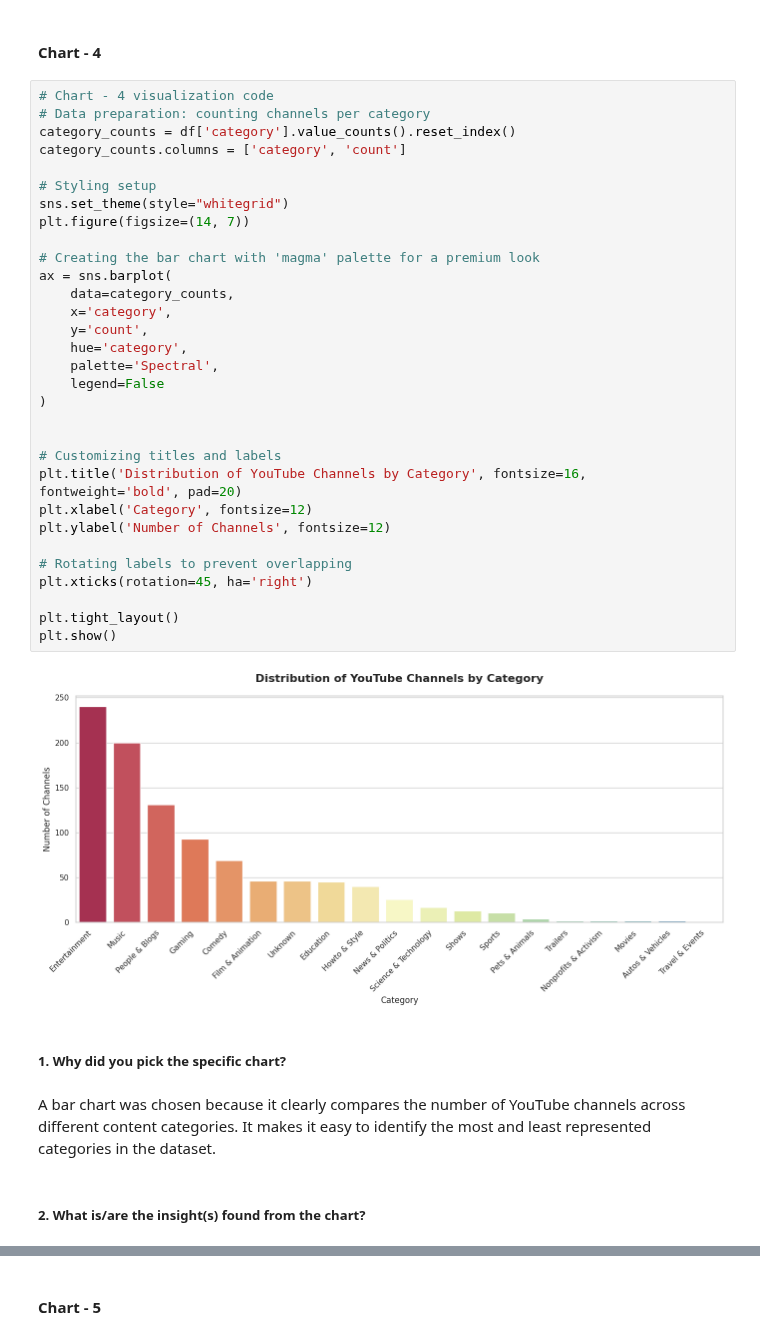
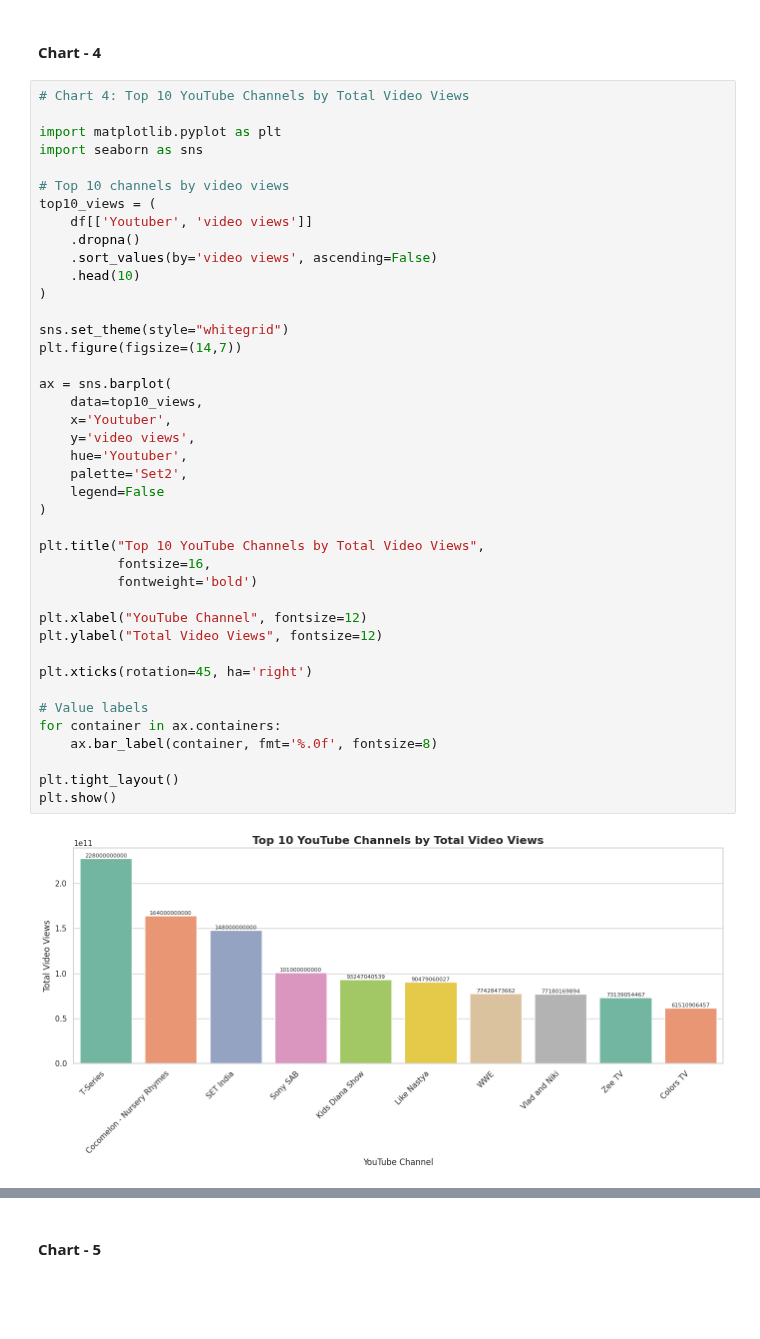
Before and after one commit to Sneha8126/Sneha-EDA-Submission-Template, a Jupyter notebook: Sneha_EDA_Submission_Template.ipynb, the cells around one changed output, grey strips where cells are left out. Cells and saved outputs as stored; diff of their text form; blank space fills up the shorter version.

```diff
--- a/Sneha_EDA_Submission_Template.ipynb
+++ b/Sneha_EDA_Submission_Template.ipynb
@@ -559,41 +570,45 @@ No. This chart shows the relationship between subscribers and total video views
 # %% [markdown]
 #### Chart - 4
 # %%
-# Chart - 4 visualization code
-# Data preparation: counting channels per category
-category_counts = df['category'].value_counts().reset_index()
-category_counts.columns = ['category', 'count']
+# Chart 4: Top 10 YouTube Channels by Total Video Views
 
-# Styling setup
+import matplotlib.pyplot as plt
+import seaborn as sns
+
+# Top 10 channels by video views
+top10_views = (
+    df[['Youtuber', 'video views']]
+    .dropna()
+    .sort_values(by='video views', ascending=False)
+    .head(10)
+)
+
 sns.set_theme(style="whitegrid")
-plt.figure(figsize=(14, 7))
+plt.figure(figsize=(14,7))
 
-# Creating the bar chart with 'magma' palette for a premium look
 ax = sns.barplot(
-    data=category_counts,
-    x='category',
-    y='count',
-    hue='category',
-    palette='Spectral',
+    data=top10_views,
+    x='Youtuber',
+    y='video views',
+    hue='Youtuber',
+    palette='Set2',
     legend=False
 )
 
+plt.title("Top 10 YouTube Channels by Total Video Views",
+          fontsize=16,
+          fontweight='bold')
 
-# Customizing titles and labels
-plt.title('Distribution of YouTube Channels by Category', fontsize=16, fontweight='bold', pad=20)
-plt.xlabel('Category', fontsize=12)
-plt.ylabel('Number of Channels', fontsize=12)
+plt.xlabel("YouTube Channel", fontsize=12)
+plt.ylabel("Total Video Views", fontsize=12)
 
-# Rotating labels to prevent overlapping
 plt.xticks(rotation=45, ha='right')
+
+# Value labels
+for container in ax.containers:
+    ax.bar_label(container, fmt='%.0f', fontsize=8)
 
 plt.tight_layout()
 plt.show()
 # %% [output]
-[figure, old version]
+[figure, new version]
-# %% [markdown]
-##### 1. Why did you pick the specific chart?
-# %% [markdown]
-A bar chart was chosen because it clearly compares the number of YouTube channels across different content categories. It makes it easy to identify the most and least represented categories in the dataset.
-# %% [markdown]
-##### 2. What is/are the insight(s) found from the chart?
```
Also changed, not shown: parts of 148 cells of this notebook.
